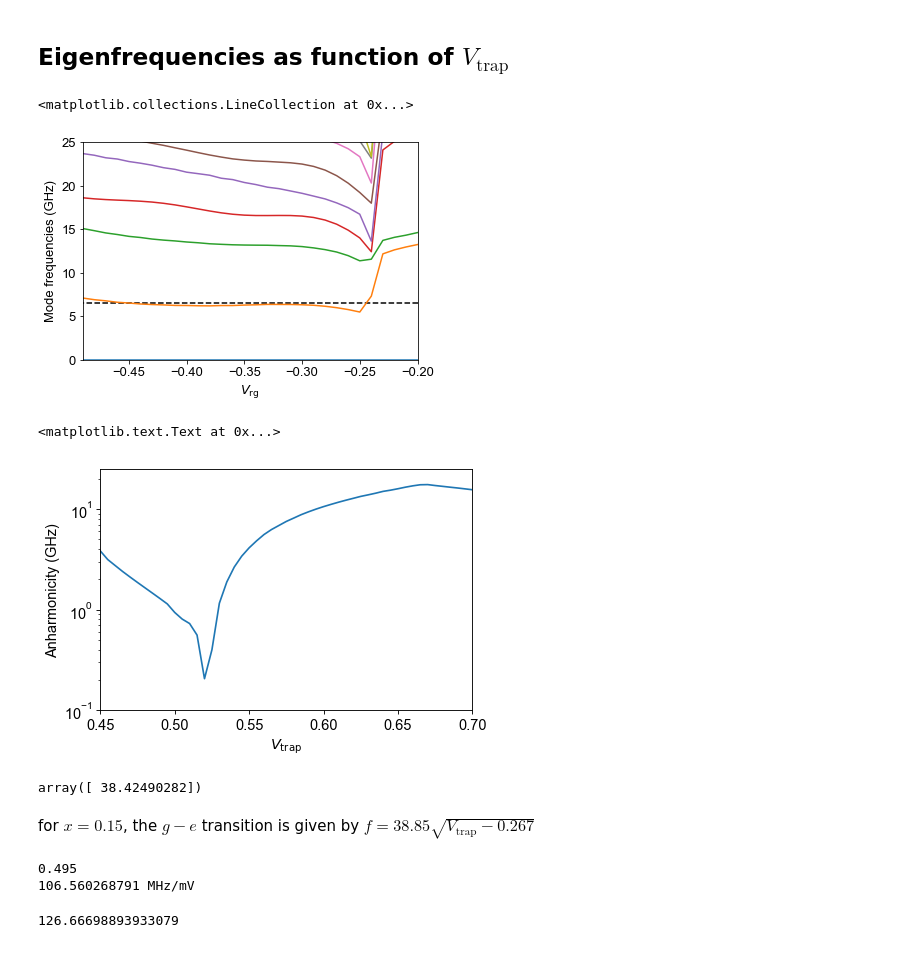
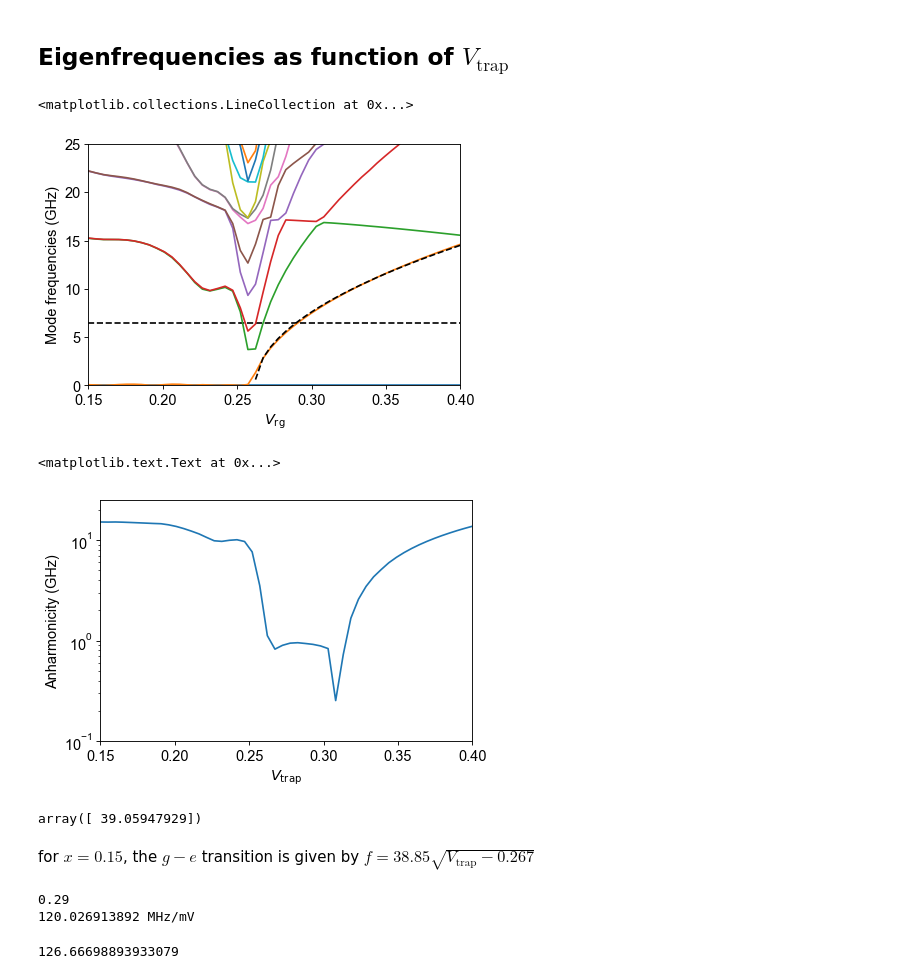
Before and after one commit to gkoolstra/ipython-notebooks, a Jupyter notebook: 20171107 - Single electron Schrodinger Sweep.ipynb, the cells around one changed output. Drawn from its saved outputs; the diff is of its cells as text; code cells hidden in the pictures.

```diff
--- a/20171107 - Single electron Schrodinger Sweep.ipynb
+++ b/20171107 - Single electron Schrodinger Sweep.ipynb
@@ -51,19 +51,18 @@ fs = FullSolver(settings_file)
 # def f_mu(mu):
 #     return -1.755 - 7*mu
 
-x = 0.40
-mu_guess = -0.500
+mu_guess = -0.27
+x_sep = 0.415
 def f_mu(mu):
-    return -2.86 - 6.93*mu
+    return -1.755 - 7 * mu
 
-Vrg = np.arange(-0.20, -0.50, -0.01)
-Vtrap = 0.52 * np.ones(len(Vrg))
+def Vrg_diag(Vtrap_diag, mu_guess, x_sep):
+    return -1/20.00 * (Vtrap_diag - f_mu(mu_guess)) - x_sep
 
-# Vtrap = np.linspace(0.45, 0.70, 51)
-# Vrg = np.linspace(-1/1.15 * (Vtrap[0] - f_mu(mu_guess)) - x,
-#                   -1/1.15 * (Vtrap[-1] - f_mu(mu_guess)) - x, len(Vtrap))
-# Vrg = ( -1/1.15 * (Vtrap[-1] - f_mu(mu_guess)) - x ) * np.ones(len(Vtrap))
-Vres = 1.00 * np.ones(len(Vtrap))
+Vtrap = np.linspace(0.15, 0.40, 50)
+Vrg = np.linspace(Vrg_diag(Vtrap[0], mu_guess, x_sep),
+                  Vrg_diag(Vtrap[1], mu_guess, x_sep), len(Vtrap))
+Vres = 0.60 * np.ones(len(Vtrap))
 Vtg = 0.00 * np.ones(len(Vtrap))
 Vcg = None
 # %%
@@ -142,30 +141,30 @@ electron_frequencies = np.array(electron_frequencies)
 # %% [markdown]
 ## Eigenfrequencies as function of $V_\mathrm{trap}$
 # %%
-sweepV = Vrg
+sweepV = Vtrap
 sweep_label = r"$V_\mathrm{rg}$"
-startV = 0.265
+startV = 0.262
 
 plt.figure()
 common.configure_axes(13)
 plt.plot(sweepV, electron_frequencies/1E9)
 plt.ylim(0, 25)
 plt.xlim(np.min(sweepV), np.max(sweepV))
 plt.xlabel(sweep_label)
 plt.ylabel("Mode frequencies (GHz)")
 
 def sqrt_fun(x, *p):
-    return p[0] * sqrt(x - startV)
+    return p[0] * np.sqrt(x - startV)
 
-# fr, ferr = kfit.fitbetter(Vtrap, electron_frequencies[:, 1]/1E9, sqrt_fun, fitparams=[39], domain=(startV, 0.400))
+fr, ferr = kfit.fitbetter(Vtrap, electron_frequencies[:, 1]/1E9, sqrt_fun, fitparams=[39], domain=(startV, 0.400))
 
-# selection = Vtrap > startV
-# plt.plot(Vtrap, sqrt_fun(Vtrap, *fr), '--k')
+selection = Vtrap > startV
+plt.plot(Vtrap, sqrt_fun(Vtrap, *fr), '--k')
 plt.hlines(omega0/(2*np.pi*1e9), sweepV[0], sweepV[-1], linestyles='--')
 # plt.plot(Vtrap, 39 * np.sqrt((Vtrap - 0.265)), '--k')
 # %% [output]
 <matplotlib.collections.LineCollection at 0x...>
-[figure, old version]
+[figure, new version]
 # %%
 f_ge = (electron_frequencies[:, 1] - electron_frequencies[:, 0])/1E9
 f_ef = (electron_frequencies[:, 2] - electron_frequencies[:, 1])/1E9
@@ -180,11 +179,11 @@ plt.xlabel("$V_\mathrm{trap}$")
 plt.ylabel("Anharmonicity (GHz)")
 # %% [output]
 <matplotlib.text.Text at 0x...>
-[figure, old version]
+[figure, new version]
 # %%
 fr
 # %% [output]
-array([ 38.42490282])
+array([ 39.05947929])
 # %% [markdown]
 for $x = 0.15$, the $g-e$ transition is given by $f = 38.85 \sqrt{V_\mathrm{trap} - 0.267}$
 # %%
@@ -192,8 +191,8 @@ resonant_idx = common.find_nearest(electron_frequencies[:, 1], 6.5E9)
 print(Vtrap[resonant_idx])
 print((electron_frequencies[resonant_idx+1, 1]-electron_frequencies[resonant_idx-1, 1])/(2*np.diff(Vtrap)[0]) * 1E-6 * 1E-3, "MHz/mV")
 # %% [output]
-0.495
-106.560268791 MHz/mV
+0.29
+120.026913892 MHz/mV
 # %%
 0.5 * 38.42 / (0.290-0.267)**(1/2.)
 # %% [output]
```
Also changed, not shown: parts of 1 cell of this notebook, 2 other files.
